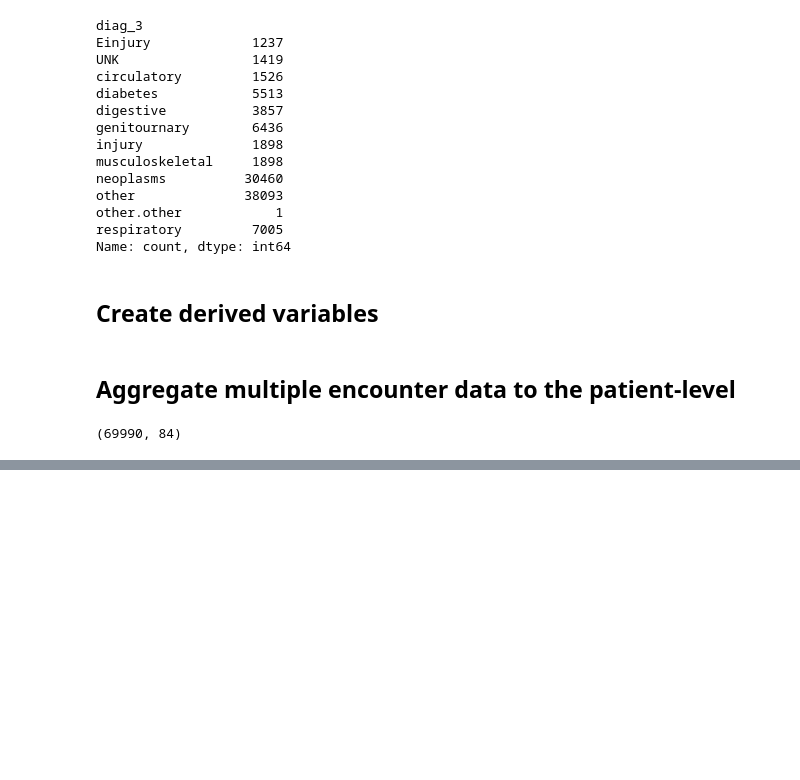
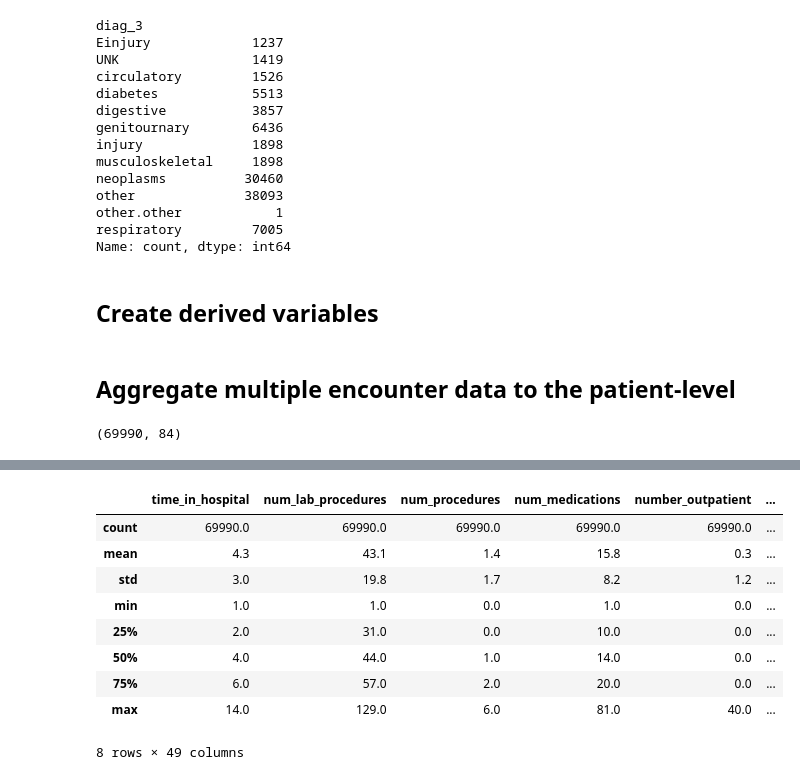
Before and after one commit to stevenworthington/cs109a_final_project, a Jupyter notebook: code/preprocessing.ipynb, the cells around one changed output, grey strips where cells are left out. Saved outputs shown, nothing was run; the diff lists cells and outputs as text; code cells hidden in the pictures; blank space fills up the shorter version.

```diff
--- a/code/preprocessing.ipynb
+++ b/code/preprocessing.ipynb
@@ -390,0 +411,15 @@ df_patient_by_last_encounter.to_csv('../data/diabetic_data_processed.csv')
+# %%
+# summary stats (after removing ID columns)
+df_summary = df_patient_by_last_encounter[[col for col in df_patient_by_last_encounter.columns if not (col.endswith('_id') or col.endswith('_nbr'))]]
+df_summary.describe().round(1)
+# %% [output]
+|  | time_in_hospital | num_lab_procedures | num_procedures | num_medications | number_outpatient | ... |
+| count | 69990.0 | 69990.0 | 69990.0 | 69990.0 | 69990.0 | ... |
+| mean | 4.3 | 43.1 | 1.4 | 15.8 | 0.3 | ... |
+| std | 3.0 | 19.8 | 1.7 | 8.2 | 1.2 | ... |
+| min | 1.0 | 1.0 | 0.0 | 1.0 | 0.0 | ... |
+| 25% | 2.0 | 31.0 | 0.0 | 10.0 | 0.0 | ... |
+| 50% | 4.0 | 44.0 | 1.0 | 14.0 | 0.0 | ... |
+| 75% | 6.0 | 57.0 | 2.0 | 20.0 | 0.0 | ... |
+| max | 14.0 | 129.0 | 6.0 | 81.0 | 40.0 | ... |
+8 rows × 49 columns
```
Also changed, not shown: parts of 9 cells of this notebook.
